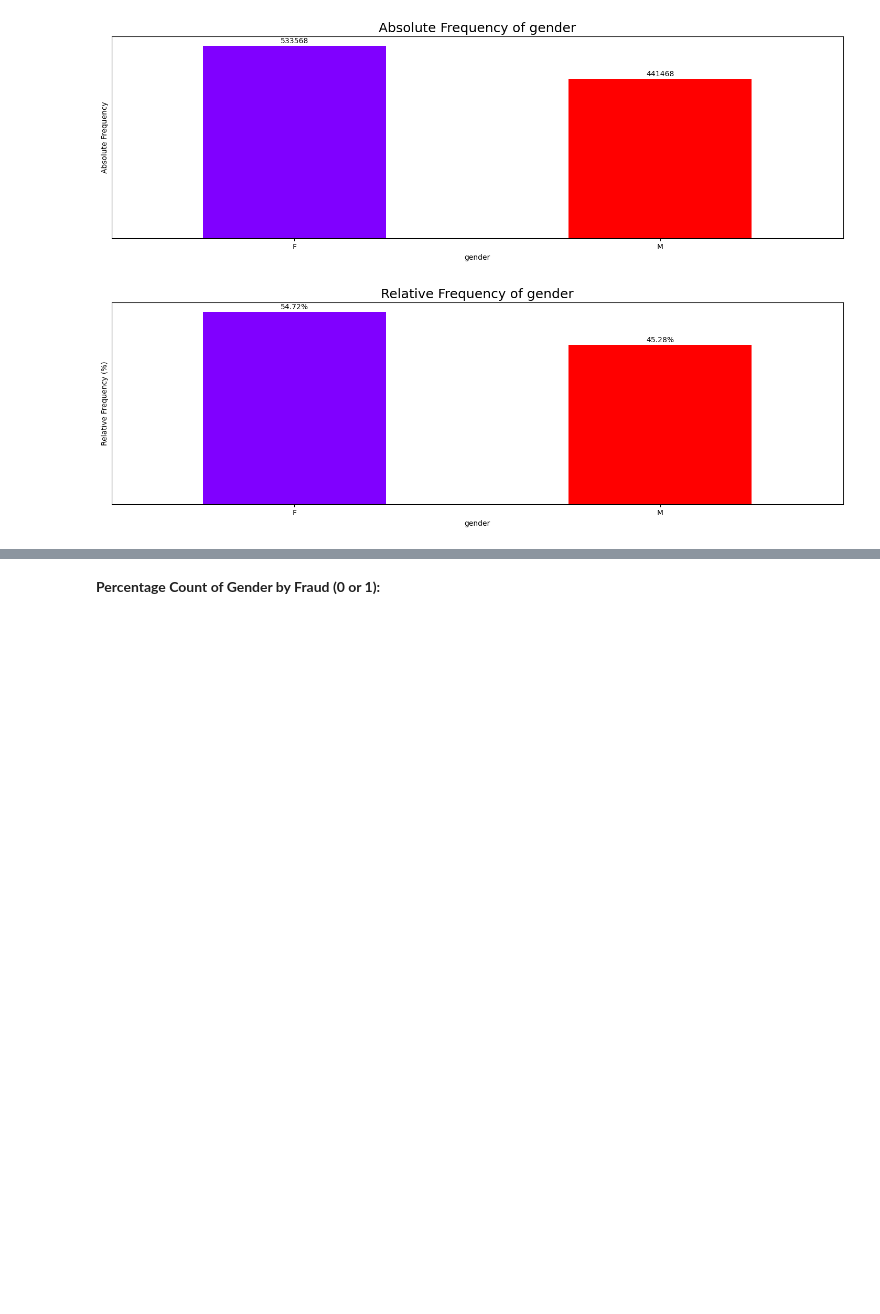
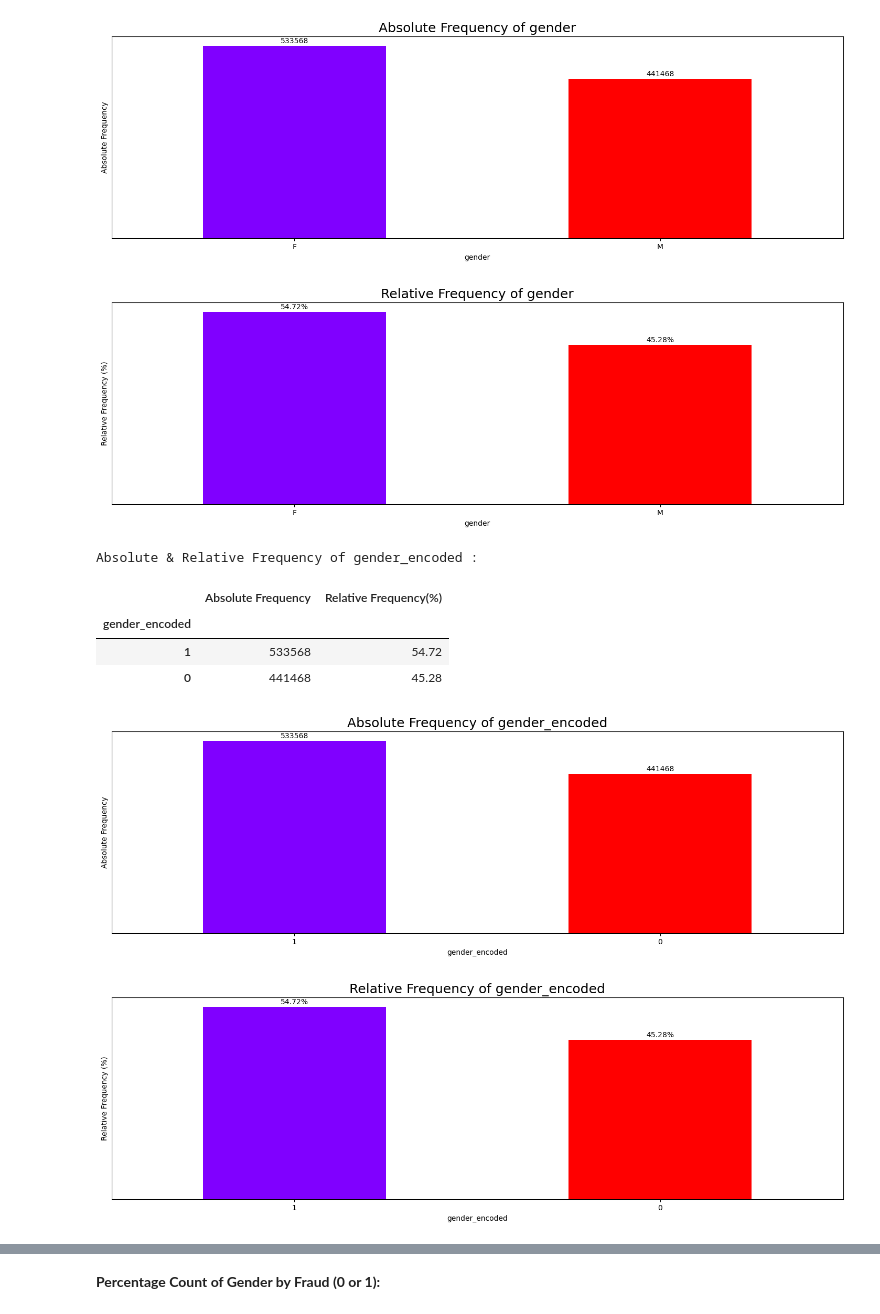
Before and after one commit to shobhit17tiwari/MastersThesis_Credit_Card_Fraud_Detetction_Final, a Jupyter notebook: Dataset Analysis & EDA.ipynb, the cells around one changed output, grey strips where cells are left out. Drawn from its saved outputs; the diff is of its cells as text; code cells hidden in the pictures; blank space fills up the shorter version.

```diff
--- a/Dataset Analysis & EDA.ipynb
+++ b/Dataset Analysis & EDA.ipynb
@@ -575,3 +591,13 @@ Absolute & Relative Frequency of gender :
 | M | 441468 | 45.28 |
 [figure]
 [figure]
+# %%
+absolute_and_relative_freq(data_numerical.gender_encoded)
+# %% [output]
+Absolute & Relative Frequency of gender_encoded :
+|  | Absolute Frequency | Relative Frequency(%) |
+| gender_encoded |  |  |
+| 1 | 533568 | 54.72 |
+| 0 | 441468 | 45.28 |
+[figure, added]
+[figure, added]
```
Also changed, not shown: parts of 23 cells of this notebook.
